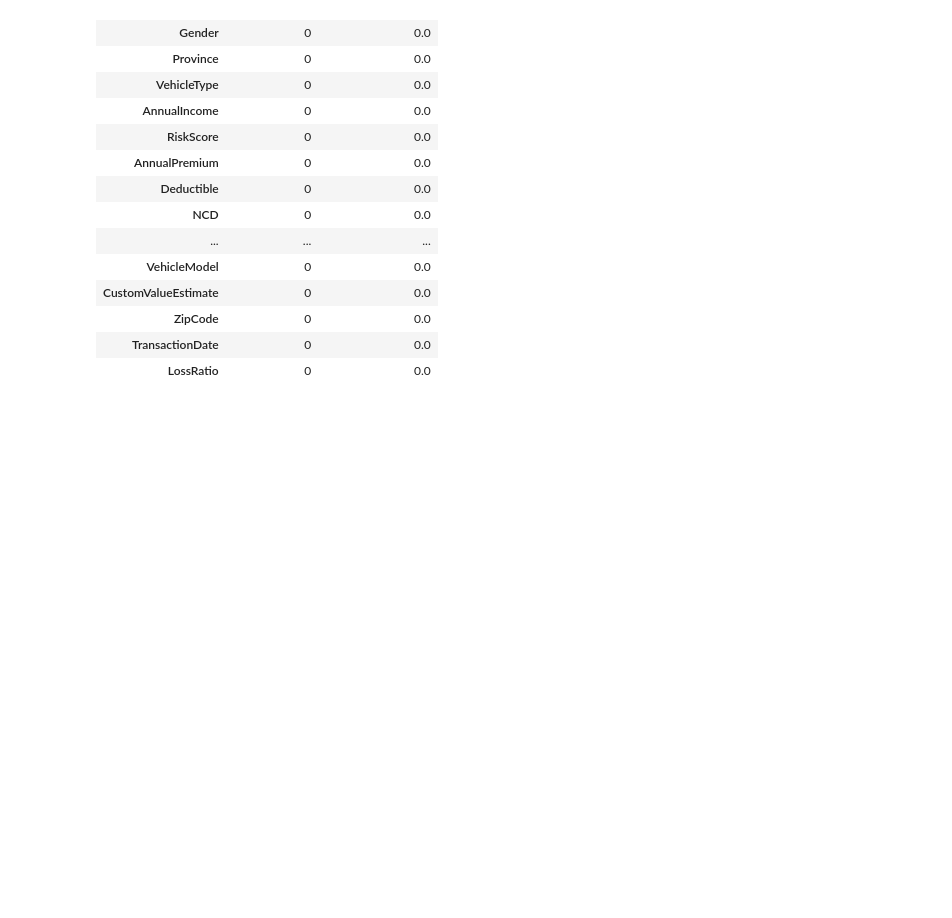
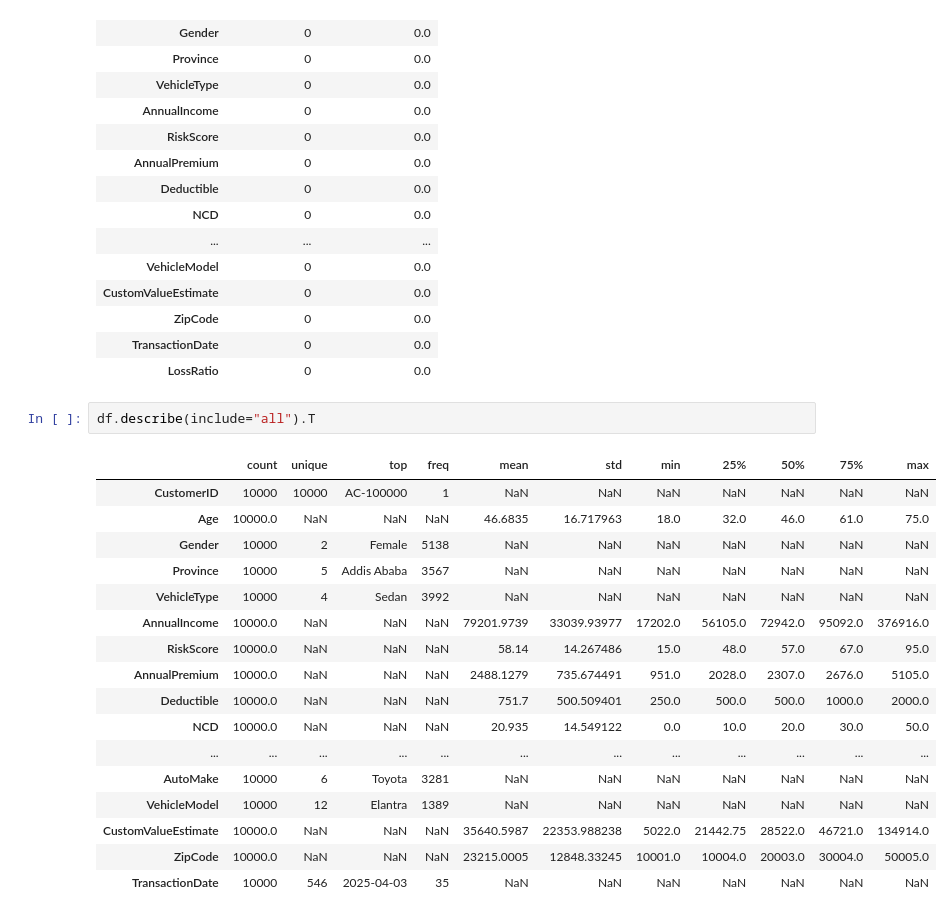
Before and after one commit to Dagi0808/insurance-risk-analytics, a Jupyter notebook: notebooks/01_eda.ipynb, the cells around one changed output. Drawn from its saved outputs; the diff is of its cells as text; blank space fills up the shorter version.

```diff
--- a/notebooks/01_eda.ipynb
+++ b/notebooks/01_eda.ipynb
@@ -167,3 +167,23 @@ missing_values(df)
 | ZipCode | 0 | 0.0 |
 | TransactionDate | 0 | 0.0 |
 | LossRatio | 0 | 0.0 |
+# %%
+df.describe(include="all").T
+# %% [output]
+|  | count | unique | top | freq | mean | std | min | 25% | 50% | 75% | max |
+| CustomerID | 10000 | 10000 | AC-100000 | 1 | NaN | NaN | NaN | NaN | NaN | NaN | NaN |
+| Age | 10000.0 | NaN | NaN | NaN | 46.6835 | 16.717963 | 18.0 | 32.0 | 46.0 | 61.0 | 75.0 |
+| Gender | 10000 | 2 | Female | 5138 | NaN | NaN | NaN | NaN | NaN | NaN | NaN |
+| Province | 10000 | 5 | Addis Ababa | 3567 | NaN | NaN | NaN | NaN | NaN | NaN | NaN |
+| VehicleType | 10000 | 4 | Sedan | 3992 | NaN | NaN | NaN | NaN | NaN | NaN | NaN |
+| AnnualIncome | 10000.0 | NaN | NaN | NaN | 79201.9739 | 33039.93977 | 17202.0 | 56105.0 | 72942.0 | 95092.0 | 376916.0 |
+| RiskScore | 10000.0 | NaN | NaN | NaN | 58.14 | 14.267486 | 15.0 | 48.0 | 57.0 | 67.0 | 95.0 |
+| AnnualPremium | 10000.0 | NaN | NaN | NaN | 2488.1279 | 735.674491 | 951.0 | 2028.0 | 2307.0 | 2676.0 | 5105.0 |
+| Deductible | 10000.0 | NaN | NaN | NaN | 751.7 | 500.509401 | 250.0 | 500.0 | 500.0 | 1000.0 | 2000.0 |
+| NCD | 10000.0 | NaN | NaN | NaN | 20.935 | 14.549122 | 0.0 | 10.0 | 20.0 | 30.0 | 50.0 |
+| ... | ... | ... | ... | ... | ... | ... | ... | ... | ... | ... | ... |
+| AutoMake | 10000 | 6 | Toyota | 3281 | NaN | NaN | NaN | NaN | NaN | NaN | NaN |
+| VehicleModel | 10000 | 12 | Elantra | 1389 | NaN | NaN | NaN | NaN | NaN | NaN | NaN |
+| CustomValueEstimate | 10000.0 | NaN | NaN | NaN | 35640.5987 | 22353.988238 | 5022.0 | 21442.75 | 28522.0 | 46721.0 | 134914.0 |
+| ZipCode | 10000.0 | NaN | NaN | NaN | 23215.0005 | 12848.33245 | 10001.0 | 10004.0 | 20003.0 | 30004.0 | 50005.0 |
+| TransactionDate | 10000 | 546 | 2025-04-03 | 35 | NaN | NaN | NaN | NaN | NaN | NaN | NaN |
```
Also changed, not shown: 1 other file.
